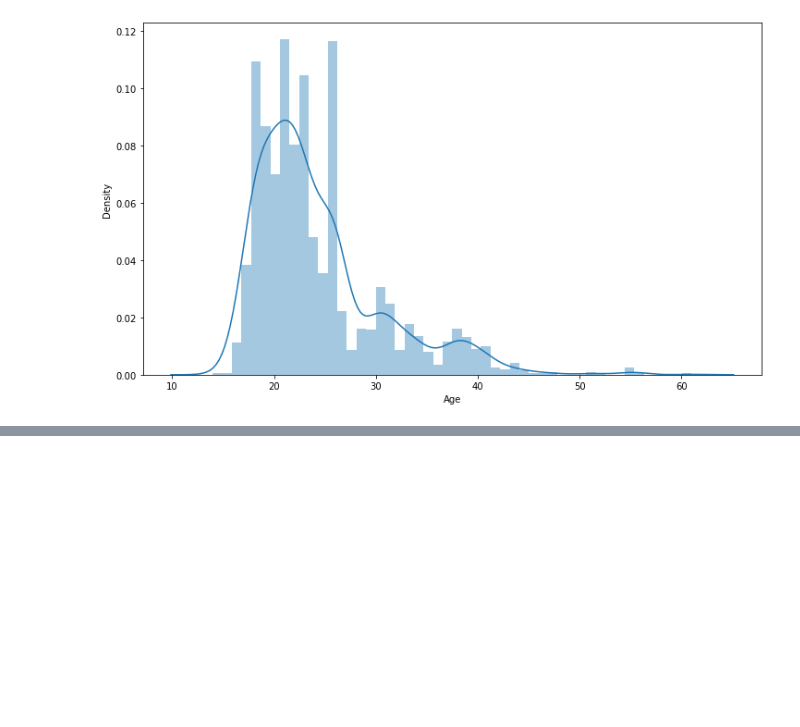
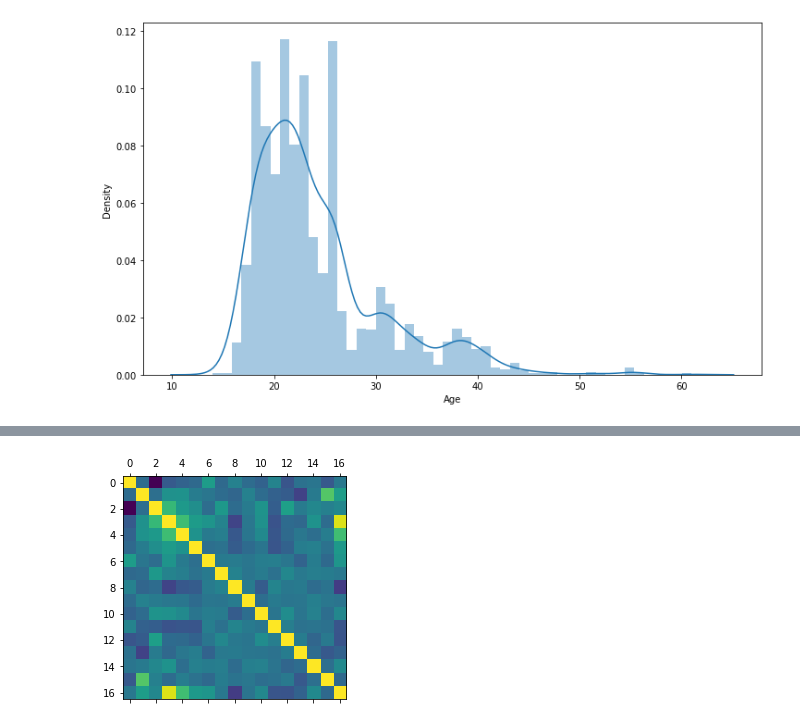
Before and after one commit to owen974/Projet-visualisation-python, a Jupyter notebook: Project Data Visualisation.ipynb, the cells around one changed output, grey strips where cells are left out. Saved outputs shown, nothing was run; the diff lists cells and outputs as text; code cells hidden in the pictures; blank space fills up the shorter version.

```diff
--- a/Project Data Visualisation.ipynb
+++ b/Project Data Visualisation.ipynb
@@ -17,6 +17,10 @@ df1['MTRANS'] = df1['MTRANS'].map({'Public_Transportation':0,
 df1['cons_alcohol'] = df1['cons_alcohol'].map({'no':0,
                              'Sometimes':1,'Frequently':2,
                              'Always':3},na_action=None)
+df1['NObeyesdad'] = df1['NObeyesdad'].map({'Insufficient_Weight':0,
+                             'Normal_Weight':1,'Overweight_Level_I':2,
+                             'Overweight_Level_II':3,'Obesity_Type_I':4,
+                            'Obesity_Type_II':5,'Obesity_Type_III':6},na_action=None)
 df1.head(10)
 # %% [output]
 |  | Gender | Age | Height | Weight | family_history_with_overweight | frequent_cons_high_caloric_food | frequency_cons_veg | ... |
@@ -262,0 +369,6 @@ df1.plot_bokeh(kind='hist', bins=30)
+# %%
+corr_df = df1.corr(method='pearson')
+plt.matshow(corr_df)
+plt.show()
+# %% [output]
+[figure, added]
```
Also changed, not shown: parts of 7 cells of this notebook.
